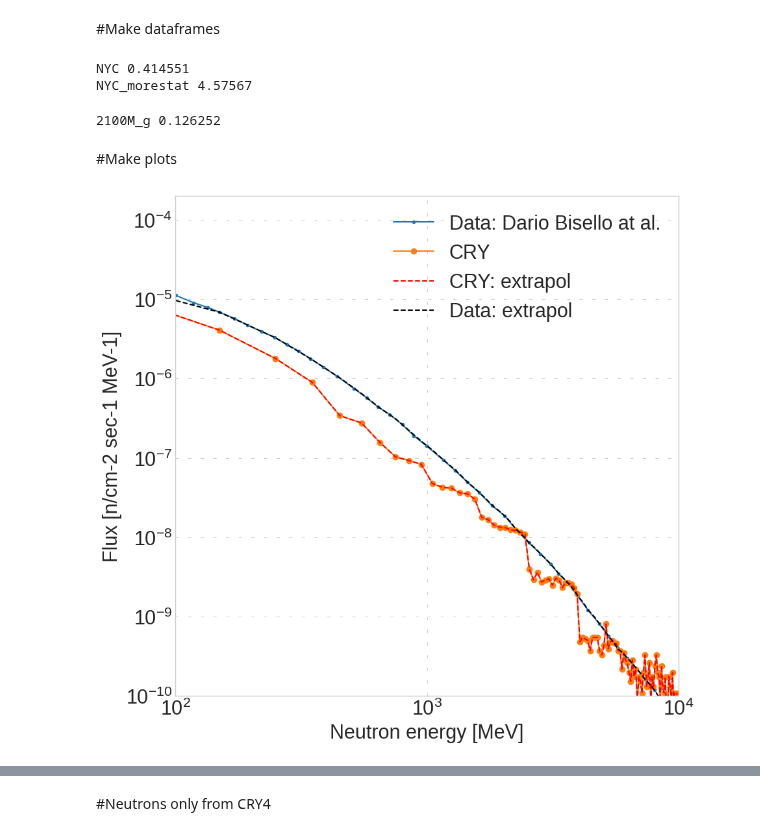
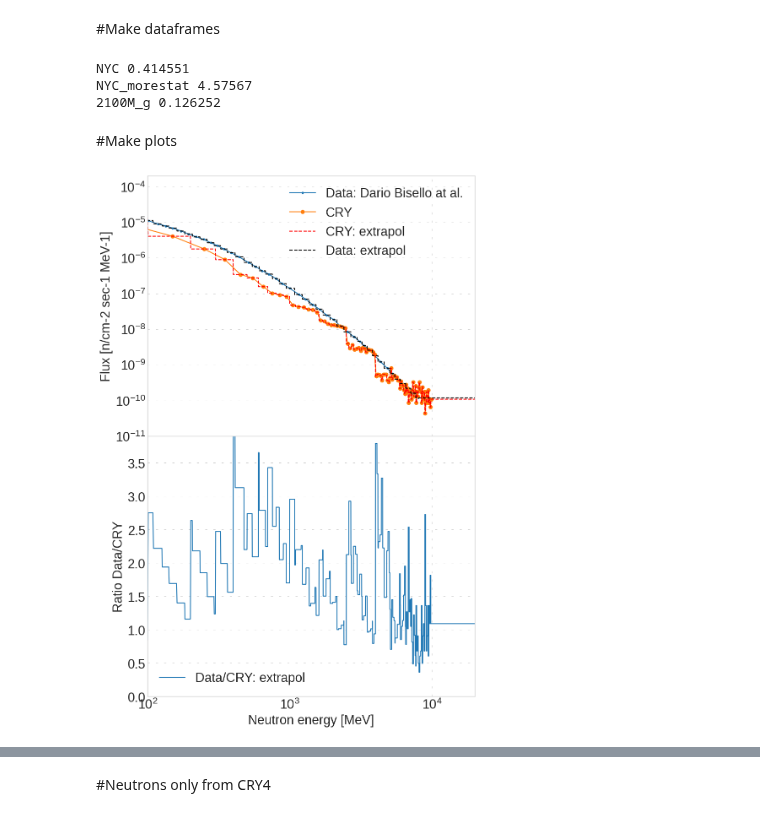
Before and after one commit to oksuzian/Mu2eANL, a Jupyter notebook: CosmicNeutrons/CosmicNeutronData.ipynb, the cells around one changed output, grey strips where cells are left out. Drawn from its saved outputs; the diff is of its cells as text; code cells hidden in the pictures.

```diff
--- a/CosmicNeutrons/CosmicNeutronData.ipynb
+++ b/CosmicNeutrons/CosmicNeutronData.ipynb
@@ -94,7 +94,6 @@ CRYinput = {
             '2100M_g': 0.126252}
 def makeCRYdf():
   df = pd.DataFrame()
-#  for _CRYinput in CRYinput:
   for count, _CRYinput in enumerate(CRYinput):
     print(_CRYinput, CRYinput[_CRYinput])
     df_ = pd.read_csv('drive/MyDrive/root_files_dzhadan/CRY/%s.txt'%_CRYinput, sep=", ",nrows = 1060745, header=None, engine='python')
@@ -106,14 +105,15 @@ def makeCRYdf():
     if count==0:
       df = df_
     else:
-      df = df.append(df_)
+      df = pd.concat([df, df_], axis=0)
+
   return df
 
 dfCRY = makeCRYdf()
 # %% [output]
 NYC 0.414551
 NYC_morestat 4.57567
+2100M_g 0.126252
-2100M_g 0.126252
 # %%
 Papers = {'TinoHeijmen': 'Radiation-induced soft errors in digital circuits',
           'DarioBisello': 'Neutron production targets for a new Single Event Effects facility at the 70 MeV Cyclotron of LNL-INFN ',
@@ -122,52 +122,52 @@ Papers = {'TinoHeijmen': 'Radiation-induced soft errors in digital circuits',
 def makeDataDf():
   df = pd.DataFrame()
   for paper in Papers:
-    df_ = pd.read_csv('drive/MyDrive/root_files_dzhadan/CRY/NeutronFluxData_%s.csv'%paper, sep="[;,]", header=None)
+    df_ = pd.read_csv('drive/MyDrive/root_files_dzhadan/CRY/NeutronFluxData_%s.csv'%paper, sep="[;,]", header=None, engine='python')
     df_.columns = ["energy", "flux"]
     df_['name'] = paper
-    df = df.append(df_)
+#    df = df.concat(df_)
+    df = pd.concat([df, df_], axis=0)
   return df
 
 dfData = makeDataDf()
 # %% [markdown]
 #Make plots
 # %%
-dfData_ = dfData.query('name == "DarioBisello" & energy>100')
-
-plt.figure(figsize=(10,10))
-plt.plot(dfData_.energy, dfData_.flux, '.-', label='Data: Dario Bisello at al.')
+#Plot CRY vs Data
+fig, (ax1, ax2) = plt.subplots(nrows=2, sharex=True, figsize=(10,16))
+dfData_ = dfData.query('name == "DarioBisello"')
+ax1.plot(dfData_.energy, dfData_.flux, '.-', label='Data: Dario Bisello at al.')
 (counts, bins) = np.histogram(dfCRY.query('name=="NYC_morestat"')['energy'], bins=np.arange(0, 10000, 100))
 binSize = bins[1]-bins[0]
 timeArea = (CRYinput["NYC_morestat"]*S*binSize)
-#*nrows/nrows_read
 counts = counts/timeArea
-#plt.hist(bins[:-1], bins, weights=counts, histtype='step', label="CRY")
-plt.plot(bins[:-1]+binSize/2, counts, '-o', label="CRY")
+ax1.plot(bins[:-1]+binSize/2, counts, '-o', label="CRY")
+fig.subplots_adjust(hspace=0)
 
 
+#Plot CRY vs Data: Extrapolation
+xEn = np.arange(0, 20000, 1)
 
-#Extrapolation
 xCRY = bins[:-1]+binSize/2
 yCRY = counts
-fCRY = interp1d(xCRY, yCRY, kind='linear', fill_value="extrapolate")
-fData = interp1d(dfData_.energy, dfData_.flux, kind='linear', fill_value="extrapolate")
-#plt.plot(xCRY, yCRY, 'ro', label="CRY")
-plt.plot(xCRY, fCRY(xCRY), 'r--', label="CRY: extrapol")
-plt.plot(xCRY, fData(xCRY), 'k--', label="Data: extrapol")
-plt.yscale('log')
-plt.xscale('log')
+fCRY = interp1d(xCRY, yCRY, kind='nearest', fill_value="extrapolate")
+fData = interp1d(dfData_.energy, dfData_.flux, kind='nearest', fill_value="extrapolate")
+ax1.plot(xEn, fCRY(xEn), 'r--', label="CRY: extrapol")
+ax1.plot(xEn, fData(xEn), 'k--', label="Data: extrapol")
+ax1.set_yscale('log')
+ax1.set_xscale('log')
+ax1.legend()
+ax1.set_ylim(1e-11, 2e-4)
+ax1.set_xlim(100, 20000)
+ax1.set_ylabel('Flux [n/cm-2 sec-1 MeV-1]');
 
-plt.ylim(1e-10, 2e-4)
-plt.xlim(100, 10000)
-plt.legend()
-
-
-plt.yscale('log')
-plt.xscale('log')
-plt.legend()
-plt.ylim(1e-10, 2e-4)
-plt.xlim(100, 10000)
-plt.xlabel('Neutron energy [MeV]')
-plt.ylabel('Flux [n/cm-2 sec-1 MeV-1]');
+#Ratio: extrapolation
+fRatio = interp1d(xEn, fData(xEn)/fCRY(xEn), kind='linear',  fill_value="extrapolate")
+ax2.plot(xEn, fRatio(xEn), '-', label='Data/CRY: extrapol')
+ax2.set_ylim(0, 3.9)
+ax2.set_xscale('log')
+ax2.legend()
+ax2.set_xlabel('Neutron energy [MeV]')
+ax2.set_ylabel('Ratio Data/CRY');
 # %% [output]
-[figure, old version]
+[figure, new version]
```
Also changed, not shown: parts of 2 cells of this notebook.
